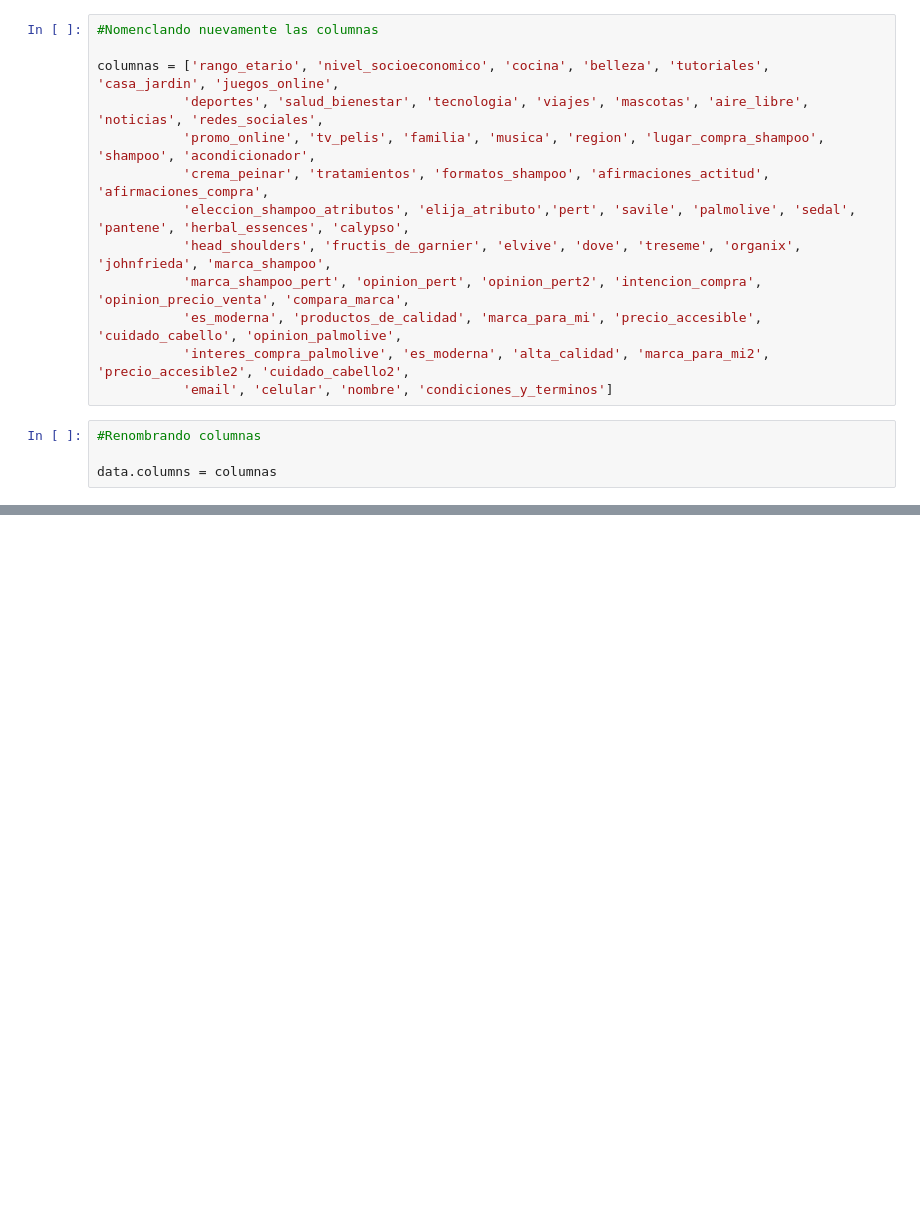
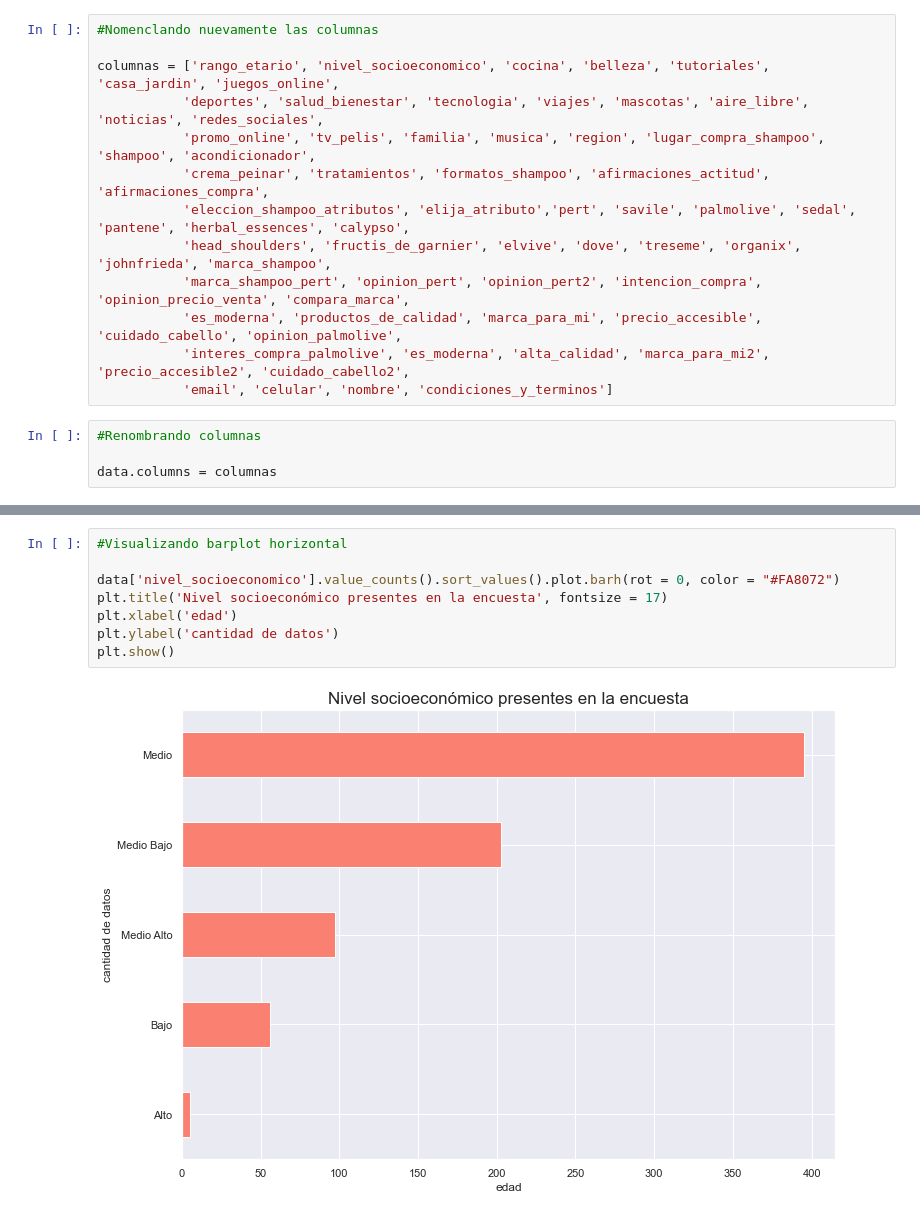
Before and after one commit to rodolfopardo/tribudata, a Jupyter notebook: Ejercicio.ipynb, the cells around one changed output, grey strips where cells are left out. Saved outputs shown, nothing was run; the diff lists cells and outputs as text; blank space fills up the shorter version.

```diff
--- a/Ejercicio.ipynb
+++ b/Ejercicio.ipynb
@@ -95,0 +147,10 @@ re = rango_etario.reset_index()
+# %%
+#Visualizando barplot horizontal
+
+data['nivel_socioeconomico'].value_counts().sort_values().plot.barh(rot = 0, color = "#FA8072")
+plt.title('Nivel socioeconómico presentes en la encuesta', fontsize = 17)
+plt.xlabel('edad')
+plt.ylabel('cantidad de datos')
+plt.show()
+# %% [output]
+[figure, added]
```
Also changed, not shown: parts of 32 cells of this notebook, 5 other files.
